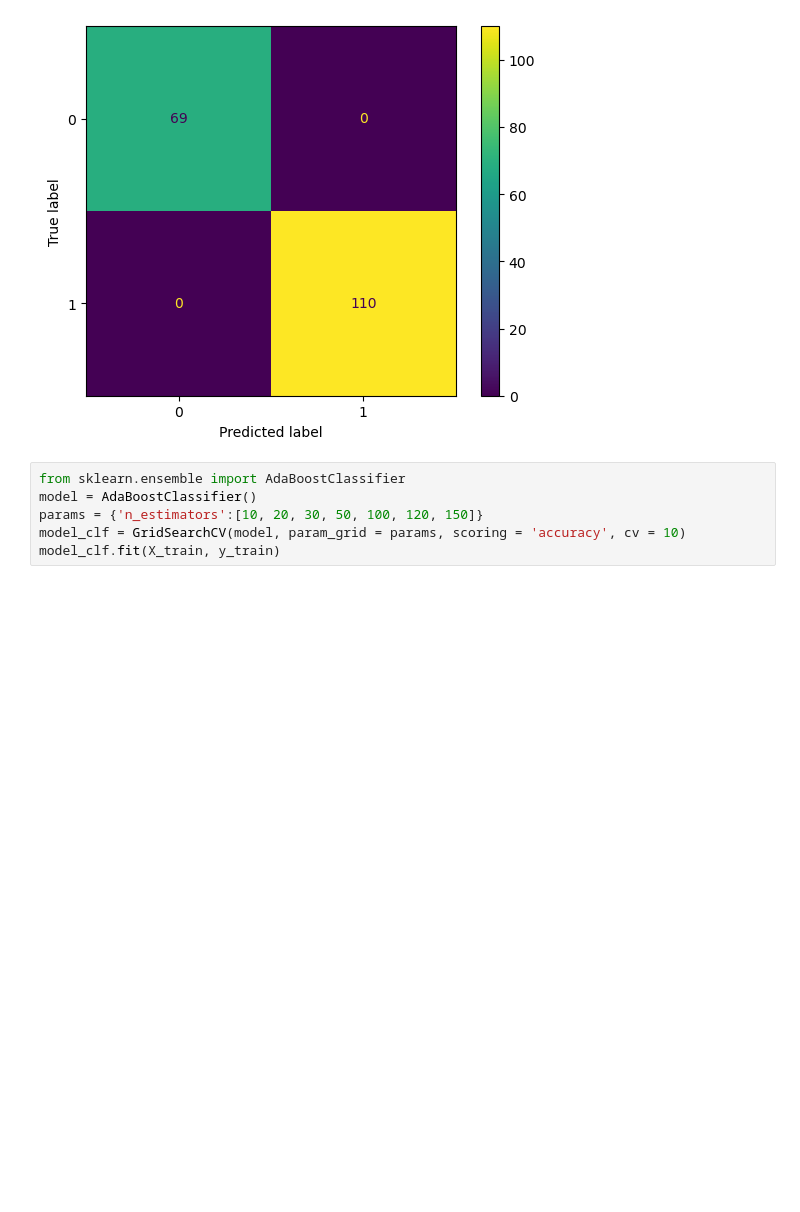
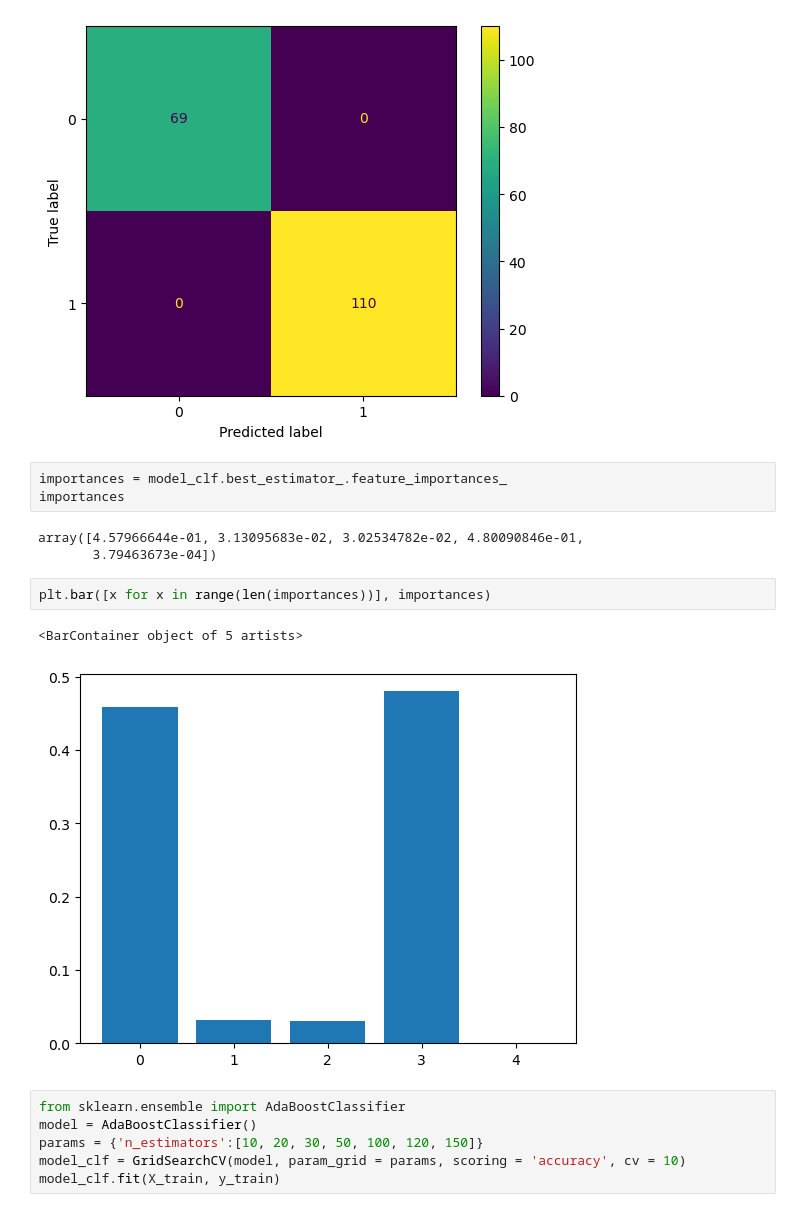
Before and after one commit to Arnav-Aeon/Machine-Learning-Codes, a Jupyter notebook: Random forest and Adaboost.ipynb, the cells around one changed output. Drawn from its saved outputs; the diff is of its cells as text; blank space fills up the shorter version.

```diff
--- a/Random forest and Adaboost.ipynb
+++ b/Random forest and Adaboost.ipynb
@@ -132,6 +132,17 @@ ConfusionMatrixDisplay(cm).plot()
 # %% [output]
 <sklearn.metrics._plot.confusion_matrix.ConfusionMatrixDisplay at 0x...>
 [figure]
+# %%
+importances = model_clf.best_estimator_.feature_importances_
+importances
+# %% [output]
+array([4.57966644e-01, 3.13095683e-02, 3.02534782e-02, 4.80090846e-01,
+       3.79463673e-04])
+# %%
+plt.bar([x for x in range(len(importances))], importances)
+# %% [output]
+<BarContainer object of 5 artists>
+[figure, added]
 # %%
 from sklearn.ensemble import AdaBoostClassifier
 model = AdaBoostClassifier()
```
Also changed, not shown: parts of 2 cells of this notebook, 2 other files.
